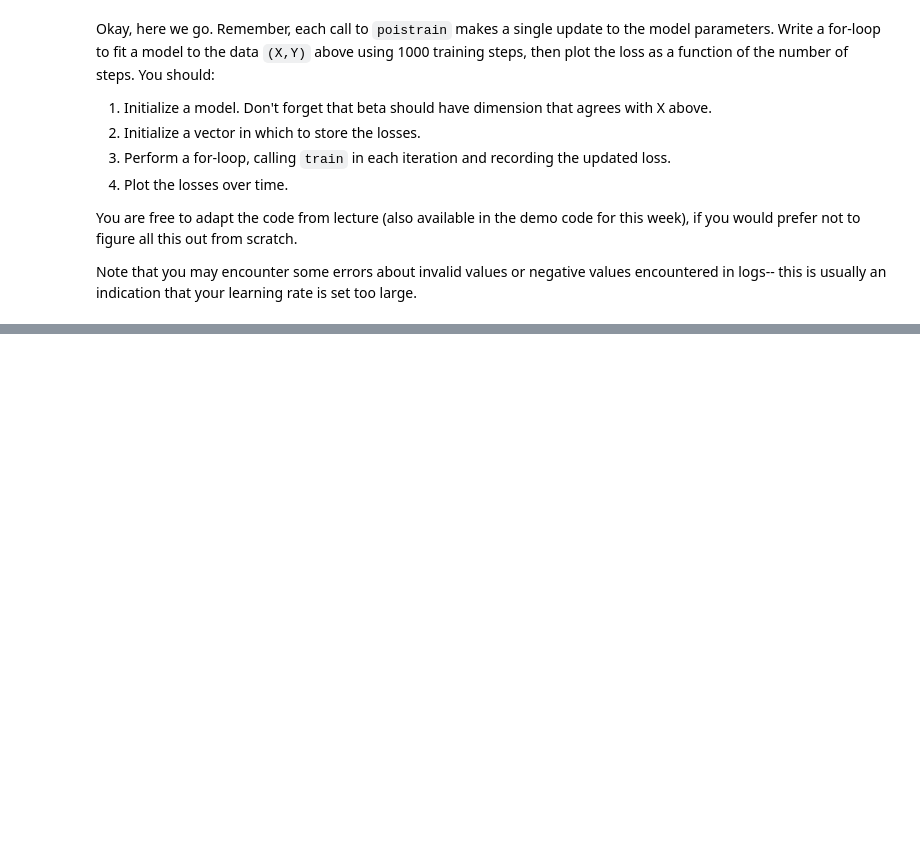
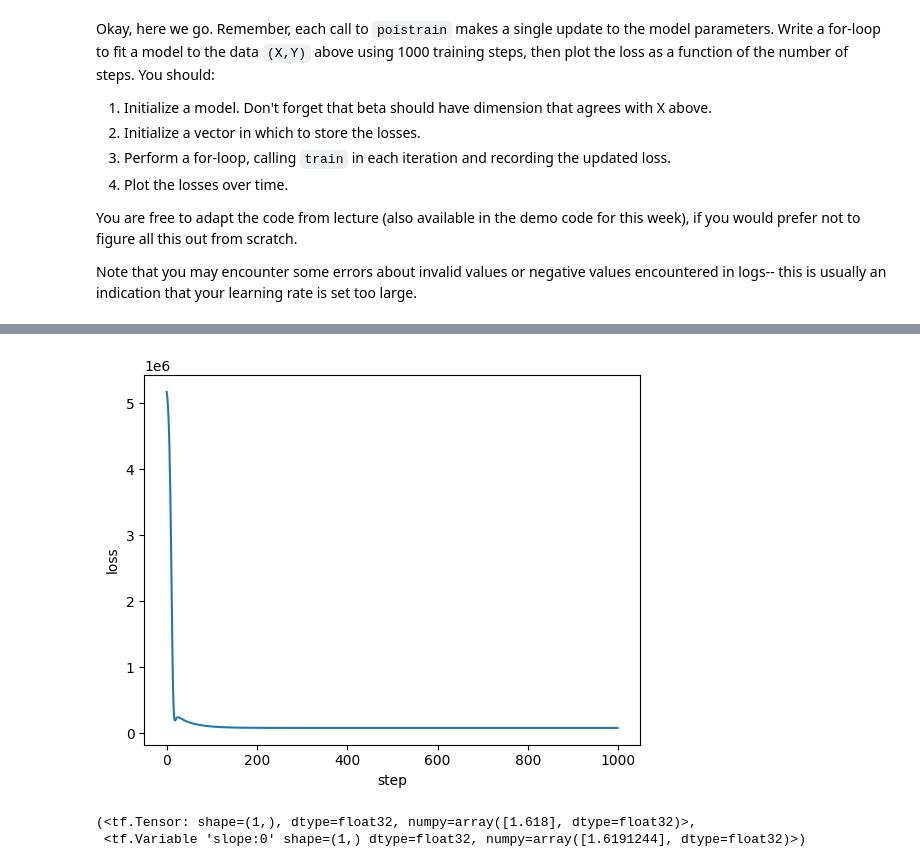
Before and after one commit to Stochastic1017/STAT_606, a Jupyter notebook: exercises/E23_TF_Poisson.ipynb, the cells around one changed output, grey strips where cells are left out. Drawn from its saved outputs; the diff is of its cells as text; code cells hidden in the pictures; blank space fills up the shorter version.

Commit message:
completed E23_TF_Poisson.ipynb

```diff
--- a/exercises/E23_TF_Poisson.ipynb
+++ b/exercises/E23_TF_Poisson.ipynb
@@ -224,12 +221,7 @@ tf.math.exp( tf.constant( [[2.0],
 # %%
 # TEST CODE. Result should be like the tensor above.
-x = tf.constant( [[1, 2],
-                  [3, 4],
-                  [5, 6]], dtype=tf.float32 )
-
-beta = tf.Variable( [[1],
-                     [1]], dtype=tf.float32 )
-
+x = tf.constant( [[1,2],[3,4],[5,6]], dtype=tf.float32 )
+beta = tf.Variable( [[1],[1]], dtype=tf.float32 )
 alpha = tf.Variable( [-1], dtype=tf.float32 )
 
 poislambda( x, alpha, beta )
@@ -252,3 +238,16 @@ class PoissonRegressionModel(tf.Module):
+# %%
+import numpy as np
+class PoissonRegressionModel(tf.Module):
+    def __init__(self, name=None, dim=1):
+        super().__init__(name=name)
+        # TODO: code goes here.
+        self.alpha = tf.Variable([0.0], dtype=tf.float32, name="slope")
+        betanp = np.array( dim*[0.0] ) # Obviously not the only way to do this.
+        betanp = np.reshape( betanp, (dim,1) ) # for example, could init to normals.
+        self.beta = tf.Variable( betanp, dtype=tf.float32, name="intercept")
+    def __call__(self, x):
+        # Note: we could use our function linear_model here, if we wanted.
+        return poislambda( x, self.alpha, self.beta )
 # %% [markdown]
 The test code below should return the following tensor (up to floating point):
 # %%
@@ -280,3 +281,8 @@ def poisloss( y, lam ):
+# %%
+def poisloss( y, lam ):
+    # TODO: code goes here.
+    loglam = tf.math.log( lam )
+    return -tf.reduce_sum( y*loglam - lam)
 # %%
 # TEST: this should evaluate to 67095.84 (up to floating point arithmetic)
 x = tf.constant( [[1,2],[3,4],[5,6]], dtype=tf.float32 )
@@ -304,3 +326,13 @@ def poistrain(model, x, y, learning_rate):
+# %%
+def poistrain(model, x, y, learning_rate):
+    # TODO: code goes here.
+    with tf.GradientTape() as t:
+        current_loss = poisloss(y, model(x))
+
+        (dalpha, dbeta) = t.gradient(current_loss, [model.alpha, model.beta])
+
+        model.alpha.assign_sub( learning_rate*dalpha )
+        model.beta.assign_sub( learning_rate*dbeta )
 # %% [markdown]
 We're almost there! Now, we need to actually train our model.
 Of course, to do that, we need data.
@@ -354,0 +388,15 @@ import matplotlib.pyplot as plt
+# %%
+import matplotlib.pyplot as plt
+
+losses = list(range(1000))
+for i in range(1000):
+    poistrain(prm, X, Y, learning_rate=1e-6)
+    losses[i] = loss(Y, prm(X))
+plt.xlabel('step'); plt.ylabel('loss'); _ = plt.plot(losses);
+# %% [output]
+[figure, added]
+# %%
+(alphatrue, prm.alpha)
+# %% [output]
+(<tf.Tensor: shape=(1,), dtype=float32, numpy=array([1.618], dtype=float32)>,
+ <tf.Variable 'slope:0' shape=(1,) dtype=float32, numpy=array([1.6191244], dtype=float32)>)
```
Also changed, not shown: parts of 30 cells of this notebook.
